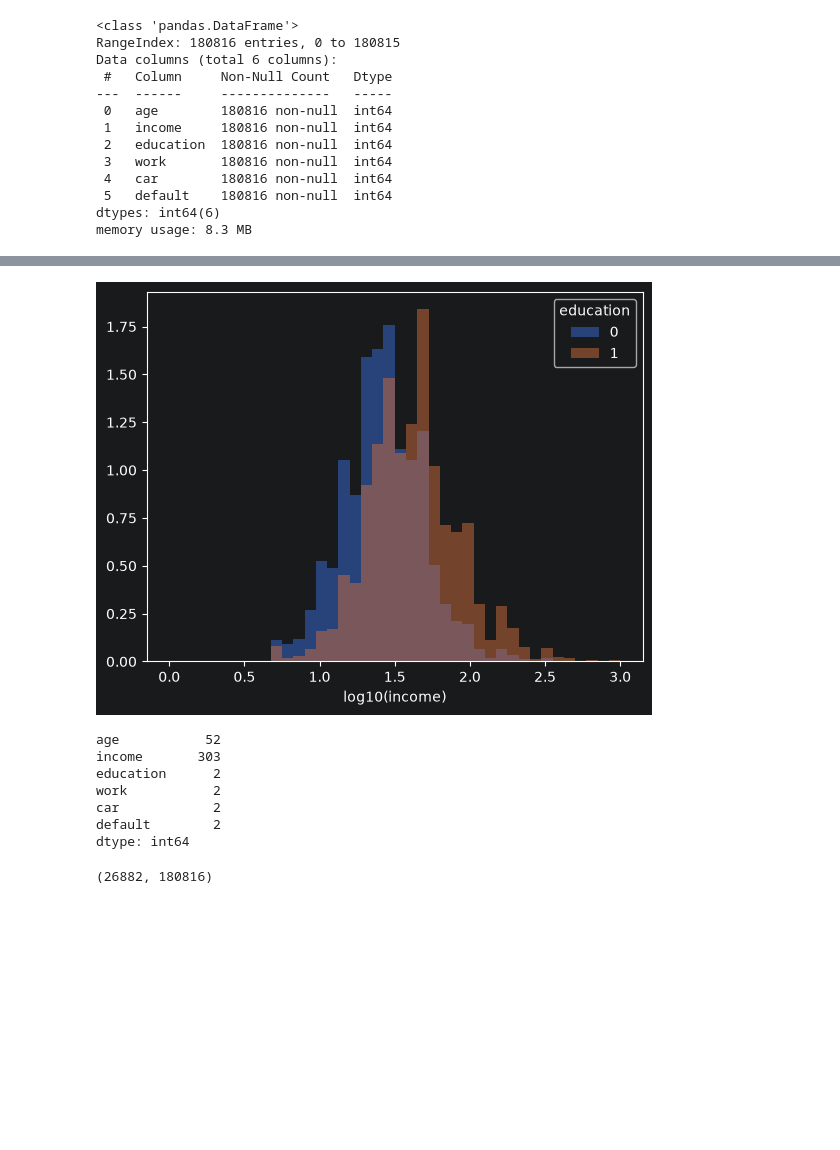
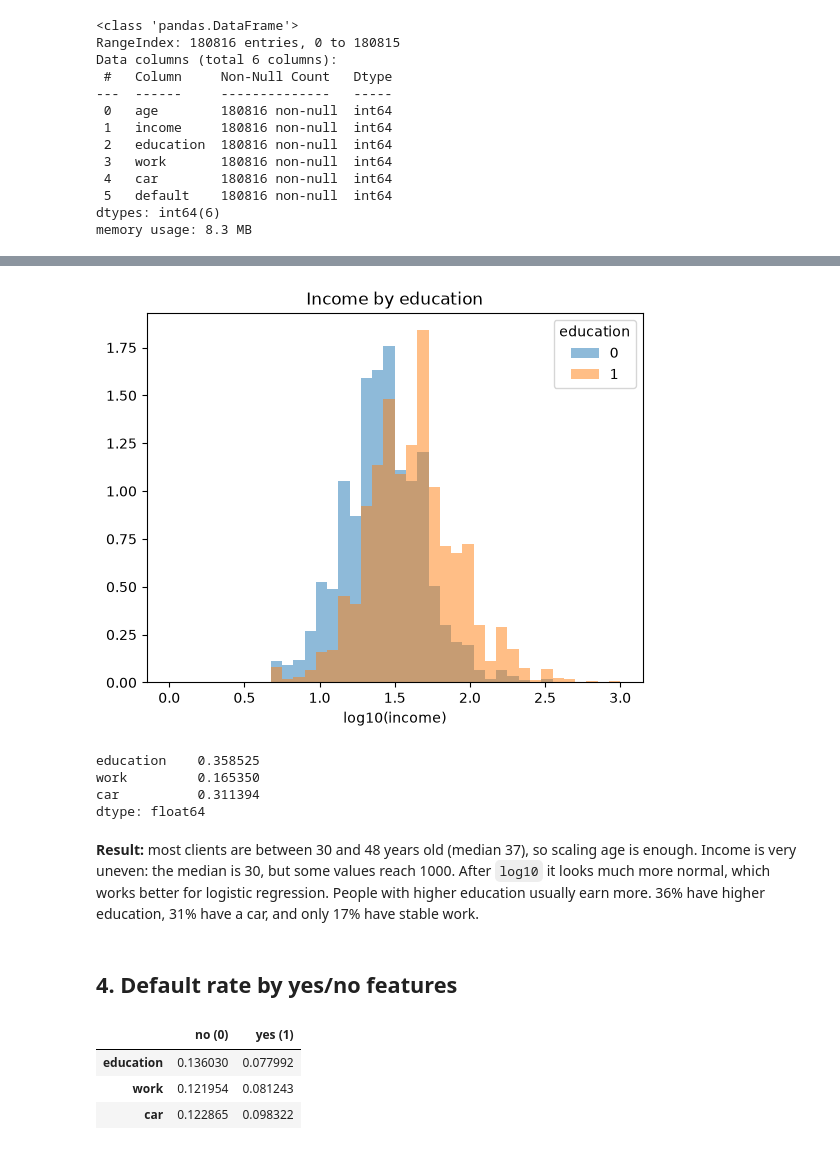
Before and after one commit to yatoenough/credit_scoring, a Jupyter notebook: notebooks/eda.ipynb, the cells around one changed output, grey strips where cells are left out. Cells and saved outputs as stored; diff of their text form; code cells hidden in the pictures; blank space fills up the shorter version.

```diff
--- a/notebooks/eda.ipynb
+++ b/notebooks/eda.ipynb
@@ -14,0 +5,10 @@ data.head()
+# %%
+import matplotlib.pyplot as plt
+import numpy as np
+import pandas as pd
+
+from credit_scoring.data import load_sql
+
+data = load_sql("sqlite:///../data/scoring.db").drop(columns=["index"])
+features = ["age", "income", "education", "work", "car"]
+binary = ["education", "work", "car"]
@@ -55,27 +89,36 @@ Name: count, dtype: int64
 # %%
-levels = data["education"].unique()
-bins = np.histogram_bin_edges(np.log10(data["income"].clip(lower=1)), bins=40)
-
+bins = np.histogram_bin_edges(np.log10(data["income"]), bins=40)
 fig, ax = plt.subplots()
-for lvl in levels:
-    ax.hist(np.log10(data.loc[data["education"] == lvl, "income"].clip(lower=1)),
-            bins=bins, alpha=0.5, density=True, label=str(lvl))
-ax.set(xlabel="log10(income)")
+for lvl in sorted(data["education"].unique()):
+    ax.hist(
+        np.log10(data.loc[data["education"] == lvl, "income"]),
+        bins=bins,
+        alpha=0.5,
+        density=True,
+        label=str(lvl),
+    )
+ax.set(xlabel="log10(income)", title="Income by education")
 ax.legend(title="education")
 plt.show()
 # %% [output]
-[figure, old version]
+[figure, new version]
-# %%
-data.nunique()
-# %% [output]
-age           52
-income       303
-education      2
-work           2
-car            2
-default        2
-dtype: int64
-# %%
-len(data.drop_duplicates()), len(data)
-# %% [output]
-(26882, 180816)
+# %%
+data[binary].mean()
+# %% [output]
+education    0.358525
+work         0.165350
+car          0.311394
+dtype: float64
+# %% [markdown]
+**Result:** most clients are between 30 and 48 years old (median 37), so scaling age is enough. Income is very uneven: the median is 30, but some values reach 1000. After `log10` it looks much more normal, which works better for logistic regression. People with higher education usually earn more. 36% have higher education, 31% have a car, and only 17% have stable work.
+# %% [markdown]
+## 4. Default rate by yes/no features
+# %%
+rates = pd.DataFrame({f: data.groupby(f)["default"].mean() for f in binary}).T
+rates.columns = ["no (0)", "yes (1)"]
+rates
+# %% [output]
+|  | no (0) | yes (1) |
+| education | 0.136030 | 0.077992 |
+| work | 0.121954 | 0.081243 |
+| car | 0.122865 | 0.098322 |
```
Also changed, not shown: parts of 29 cells of this notebook.
